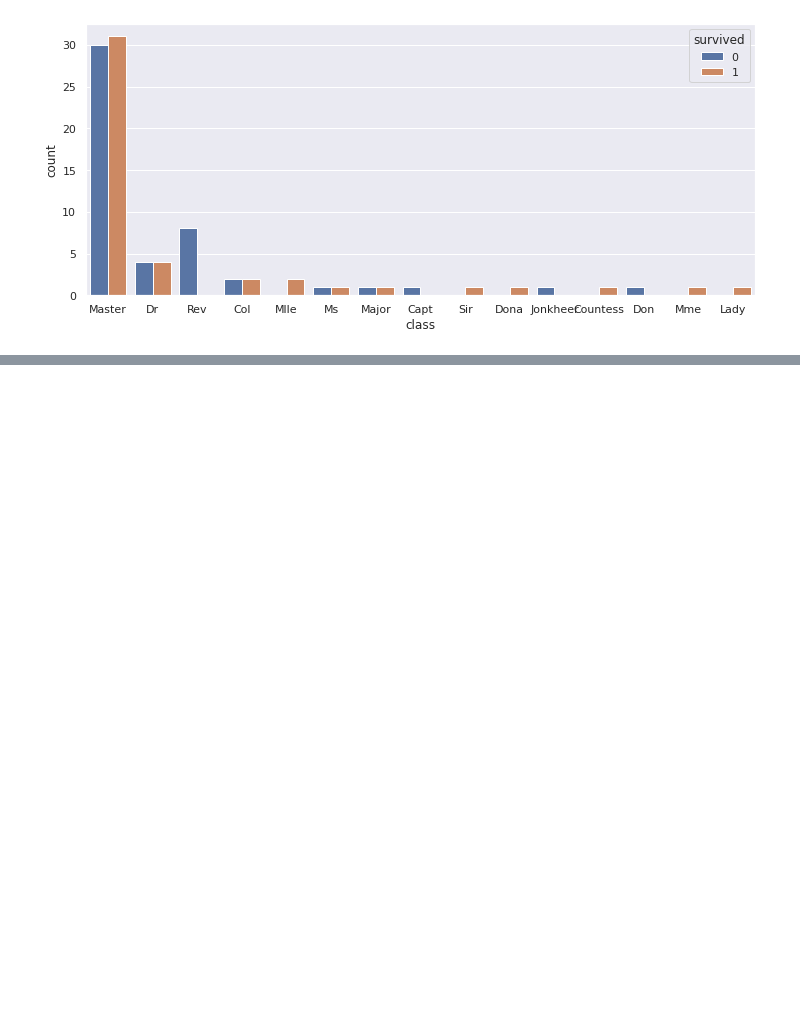
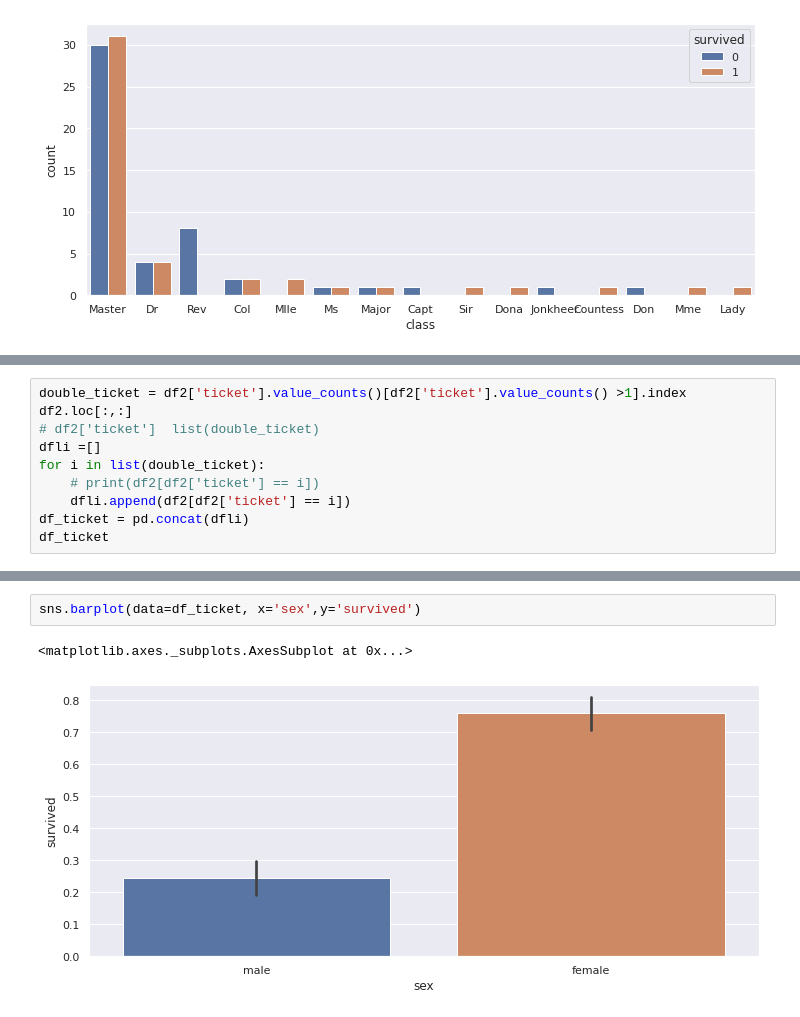
Before and after one commit to y001003/yeardream, a Jupyter notebook: project/python_advance/Titanic_EDA.ipynb, the cells around one changed output, grey strips where cells are left out. Cells and saved outputs as stored; diff of their text form; blank space fills up the shorter version.

```diff
--- a/project/python_advance/Titanic_EDA.ipynb
+++ b/project/python_advance/Titanic_EDA.ipynb
@@ -483,0 +552,10 @@ sns.countplot(data=resultdf,x='class',hue='survived')
+# %%
+double_ticket = df2['ticket'].value_counts()[df2['ticket'].value_counts() >1].index
+df2.loc[:,:]
+# df2['ticket']  list(double_ticket)
+dfli =[]
+for i in list(double_ticket):
+    # print(df2[df2['ticket'] == i])
+    dfli.append(df2[df2['ticket'] == i])
+df_ticket = pd.concat(dfli)
+df_ticket
@@ -483,0 +614,5 @@ sns.countplot(data=resultdf,x='class',hue='survived')
+# %%
+sns.barplot(data=df_ticket, x='sex',y='survived')
+# %% [output]
+<matplotlib.axes._subplots.AxesSubplot at 0x...>
+[figure, added]
```
Also changed, not shown: parts of 15 cells of this notebook.
